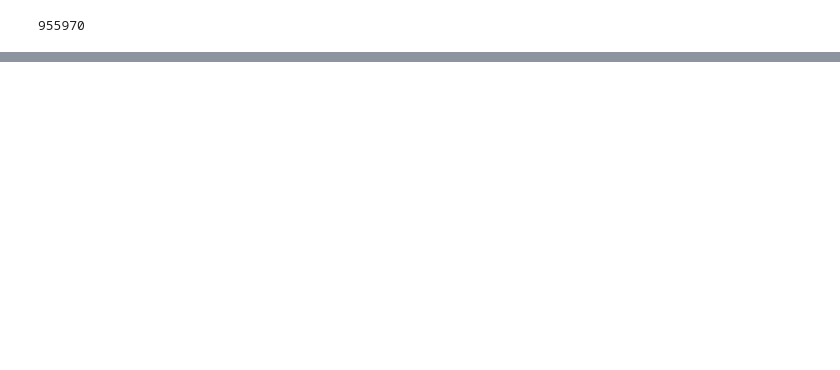
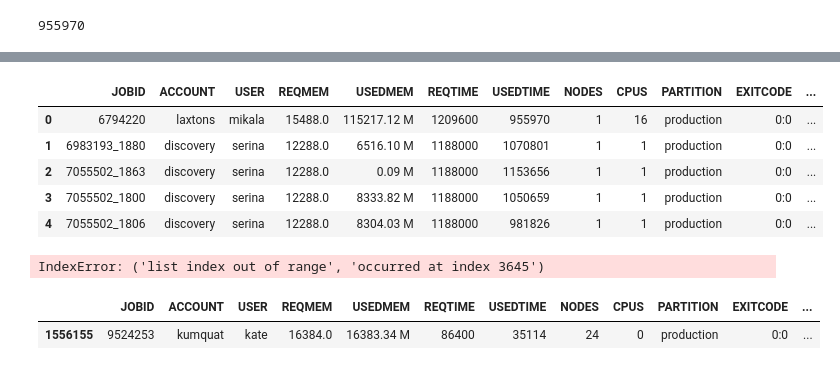
Before and after one commit to Barrett-Rogers/dq2-accre-porcupines, a Jupyter notebook: drexhepi_dancing_dq2.ipynb, the cells around one changed output, grey strips where cells are left out. Drawn from its saved outputs; the diff is of its cells as text; code cells hidden in the pictures; blank space fills up the shorter version.

```diff
--- a/drexhepi_dancing_dq2.ipynb
+++ b/drexhepi_dancing_dq2.ipynb
@@ -172,0 +224,12 @@ initial_data.head()
+# %%
+usedmem=initial_data['USEDMEM'].str.replace(r'(M)',r' \1')
+initial_data.USEDMEM=usedmem
+# %%
+initial_data.head()
+# %% [output]
+|  | JOBID | ACCOUNT | USER | REQMEM | USEDMEM | REQTIME | USEDTIME | NODES | CPUS | PARTITION | EXITCODE | ... |
+| 0 | 6794220 | laxtons | mikala | 15488.0 | 115217.12 M | 1209600 | 955970 | 1 | 16 | production | 0:0 | ... |
+| 1 | 6983193_1880 | discovery | serina | 12288.0 | 6516.10 M | 1188000 | 1070801 | 1 | 1 | production | 0:0 | ... |
+| 2 | 7055502_1863 | discovery | serina | 12288.0 | 0.09 M | 1188000 | 1153656 | 1 | 1 | production | 0:0 | ... |
+| 3 | 7055502_1800 | discovery | serina | 12288.0 | 8333.82 M | 1188000 | 1050659 | 1 | 1 | production | 0:0 | ... |
+| 4 | 7055502_1806 | discovery | serina | 12288.0 | 8304.03 M | 1188000 | 981826 | 1 | 1 | production | 0:0 | ... |
@@ -172,0 +262,10 @@ initial_data.head()
+# %%
+%%time
+initial_data['USEDMEM']=initial_data.apply(lambda row: m_to_mc(row['USEDMEM'],row['NODES'],row['CPUS']),axis=1)
+# %% [output]
+IndexError: ('list index out of range', 'occurred at index 3645')
+# %%
+initial_data.loc[initial_data['CPUS']==0]
+# %% [output]
+|  | JOBID | ACCOUNT | USER | REQMEM | USEDMEM | REQTIME | USEDTIME | NODES | CPUS | PARTITION | EXITCODE | ... |
+| 1556155 | 9524253 | kumquat | kate | 16384.0 | 16383.34 M | 86400 | 35114 | 24 | 0 | production | 0:0 | ... |
```
Also changed, not shown: parts of 42 cells of this notebook.
